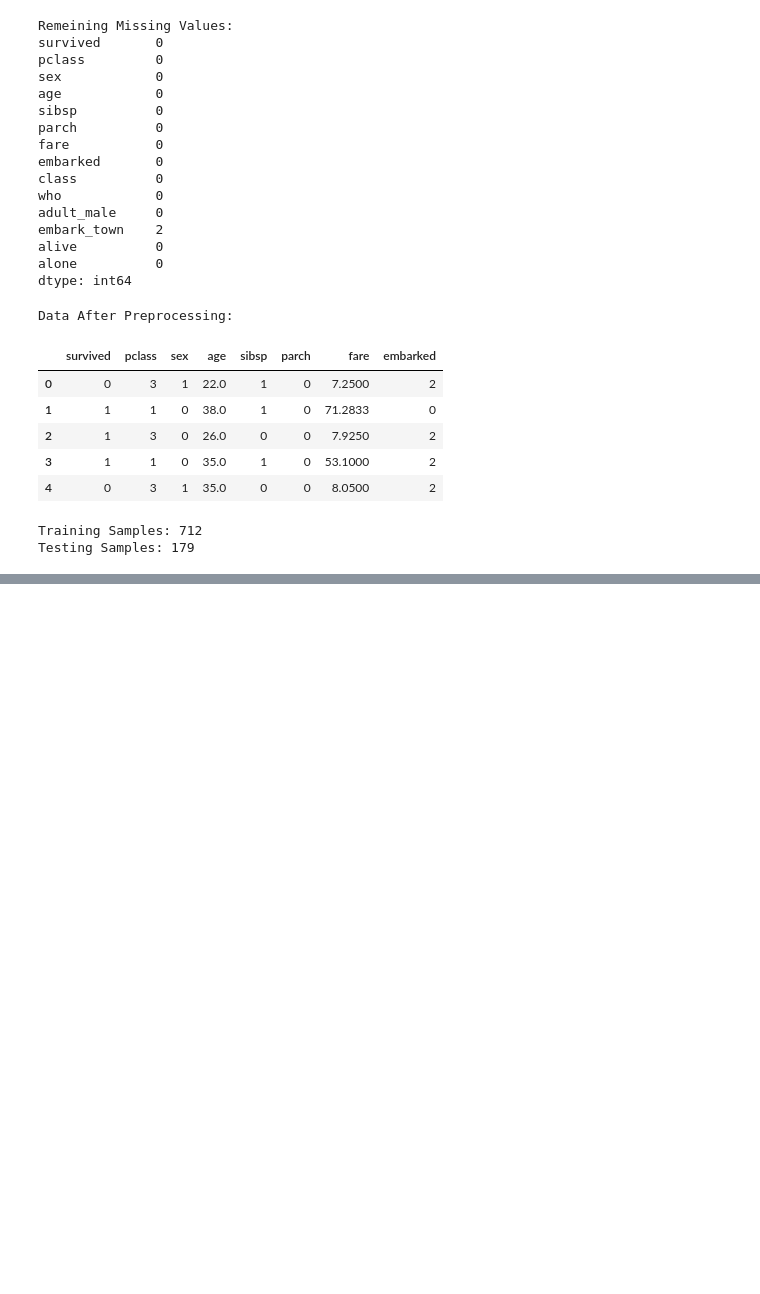
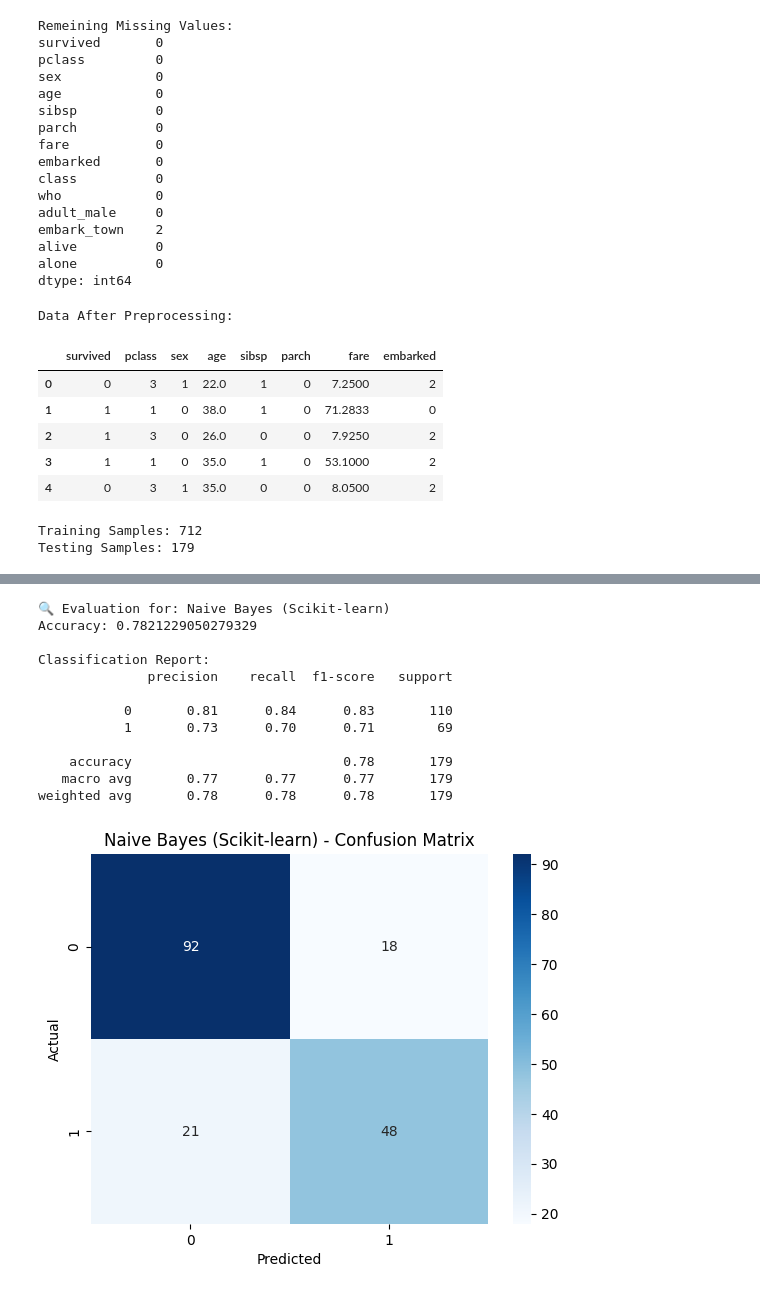
Before and after one commit to tashfeen786/AwferaMachineLearningProjects, a Jupyter notebook: Naive_Bayes_Classification.ipynb, the cells around one changed output, grey strips where cells are left out. Cells and saved outputs as stored; diff of their text form; code cells hidden in the pictures; blank space fills up the shorter version.

```diff
--- a/Naive_Bayes_Classification.ipynb
+++ b/Naive_Bayes_Classification.ipynb
@@ -171,0 +222,8 @@ Testing Samples: 179
+# %%
+from sklearn.naive_bayes import GaussianNB
+from sklearn.pipeline import make_pipeline
+from sklearn.preprocessing import StandardScaler
+
+model = make_pipeline(StandardScaler(), GaussianNB())
+model.fit(X_train, y_train)
+y_pred_lib = model.predict(X_test)
@@ -171,0 +261,16 @@ Testing Samples: 179
+# %%
+evaluate_model("Naive Bayes (Scikit-learn)", y_test, y_pred_lib)
+# %% [output]
+🔍 Evaluation for: Naive Bayes (Scikit-learn)
+Accuracy: 0.7821229050279329
+
+Classification Report:
+              precision    recall  f1-score   support
+
+           0       0.81      0.84      0.83       110
+           1       0.73      0.70      0.71        69
+
+    accuracy                           0.78       179
+   macro avg       0.77      0.77      0.77       179
+weighted avg       0.78      0.78      0.78       179
+[figure, added]
```
Also changed, not shown: parts of 6 cells of this notebook.
